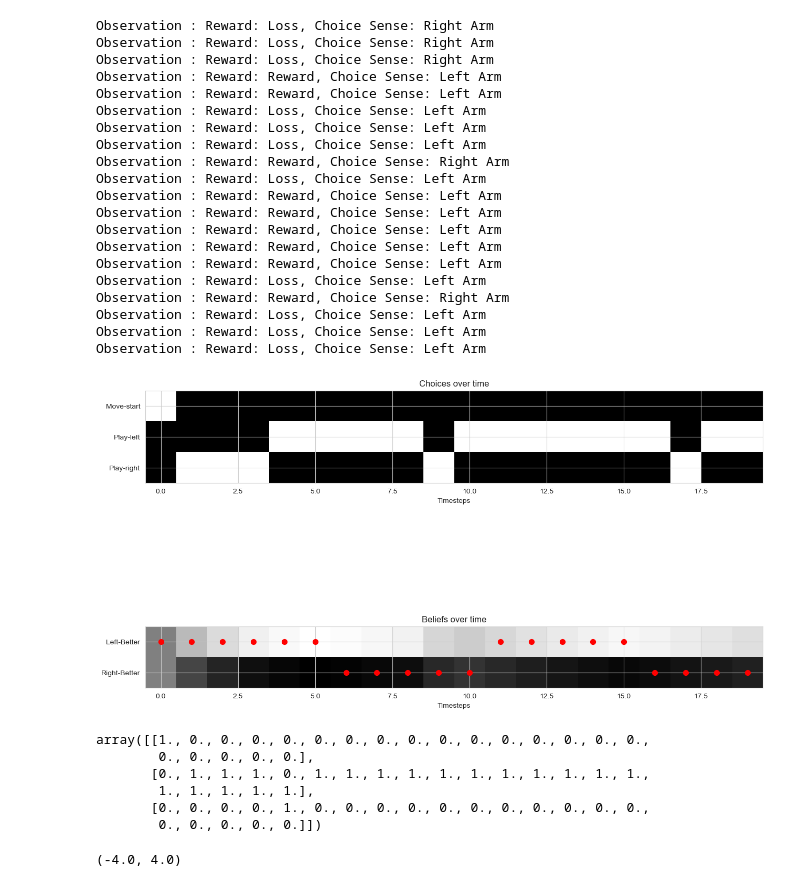
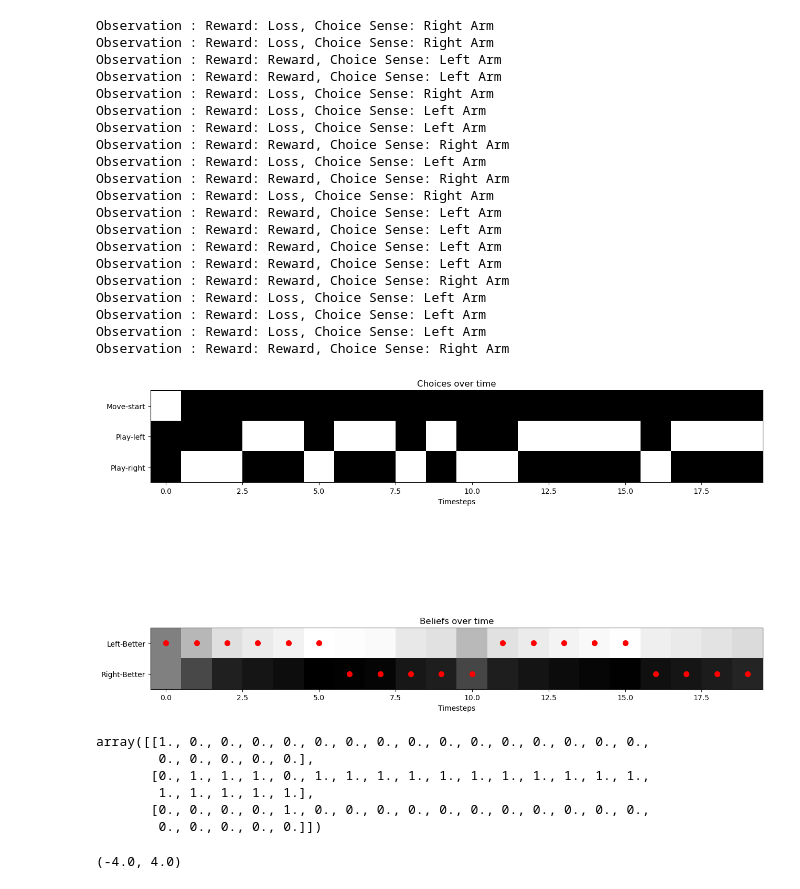
Before and after one commit to marek1n/rl-sim, a Jupyter notebook: RLsim.ipynb, the cells around one changed output. Saved outputs shown, nothing was run; the diff lists cells and outputs as text; code cells hidden in the pictures.

```diff
--- a/RLsim.ipynb
+++ b/RLsim.ipynb
@@ -39,55 +21,60 @@ RUN_LENGTH = 20
 switch_at = [5,10,15]
 
 env_actinf = Env_ActInf(p_reward=1, context=0)
 
 
 actinf_model = F.MDPGenerativeModel()
-A, B, C, D = actinf_model.create_A(p_reward=0.7), actinf_model.create_B(), actinf_model.create_C(reward=4, pun=-2), actinf_model.create_D() # TODO pass the correct params
+A, B, C, D = (actinf_model.create_A(p_reward=0.7),
+              actinf_model.create_B(),
+              actinf_model.create_C(reward=4, pun=-2),
+              actinf_model.create_D()
+              )
 pA = F.parameterize_pA(A_base=A, scale = 1.0, prior_count=10e5)
+
 agent_actinf = AgentActInf(A=A, pA=pA, B=B, C=C, D=D,
-                           modalities_to_learn=[0], # hmmm?
-                           lr_pA = .7, # explore
+                           modalities_to_learn=[1],
+                           lr_pA = .3, # explore
                            use_param_info_gain=True,
                            action_selection='deterministic')
 
 # agent_actinf.__dict__
 returns_actinf = np.zeros([EPISODES, RUN_LENGTH])
 choice_hist, belief_hist, qA_hist, context_hist = (actinf_model
                                                         .run_active_inference_with_learning(agent_actinf,
                                                                                             env_actinf,
                                                                                             T=RUN_LENGTH,
                                                                                             t_change=switch_at,
                                                                                             verbose=False)
                                                         )
 F.plot_choices_beliefs(choice_hist, belief_hist, context_hist, choice_action_names=actinf_model.choice_action_names)
 # %% [output]
-Observation : Reward: Loss, Choice Sense: Right Arm
 Observation : Reward: Loss, Choice Sense: Right Arm
 Observation : Reward: Loss, Choice Sense: Right Arm
 Observation : Reward: Reward, Choice Sense: Left Arm
 Observation : Reward: Reward, Choice Sense: Left Arm
+Observation : Reward: Loss, Choice Sense: Right Arm
+Observation : Reward: Loss, Choice Sense: Left Arm
+Observation : Reward: Loss, Choice Sense: Left Arm
+Observation : Reward: Reward, Choice Sense: Right Arm
+Observation : Reward: Loss, Choice Sense: Left Arm
+Observation : Reward: Reward, Choice Sense: Right Arm
+Observation : Reward: Loss, Choice Sense: Right Arm
+Observation : Reward: Reward, Choice Sense: Left Arm
+Observation : Reward: Reward, Choice Sense: Left Arm
+Observation : Reward: Reward, Choice Sense: Left Arm
+Observation : Reward: Reward, Choice Sense: Left Arm
+Observation : Reward: Reward, Choice Sense: Right Arm
 Observation : Reward: Loss, Choice Sense: Left Arm
 Observation : Reward: Loss, Choice Sense: Left Arm
 Observation : Reward: Loss, Choice Sense: Left Arm
 Observation : Reward: Reward, Choice Sense: Right Arm
-Observation : Reward: Loss, Choice Sense: Left Arm
-Observation : Reward: Reward, Choice Sense: Left Arm
-Observation : Reward: Reward, Choice Sense: Left Arm
-Observation : Reward: Reward, Choice Sense: Left Arm
-Observation : Reward: Reward, Choice Sense: Left Arm
-Observation : Reward: Reward, Choice Sense: Left Arm
-Observation : Reward: Loss, Choice Sense: Left Arm
-Observation : Reward: Reward, Choice Sense: Right Arm
-Observation : Reward: Loss, Choice Sense: Left Arm
-Observation : Reward: Loss, Choice Sense: Left Arm
-Observation : Reward: Loss, Choice Sense: Left Arm
-[figure, old version]
+[figure, new version]
-# %%
-choice_hist
-# %% [output]
-array([[1., 0., 0., 0., 0., 0., 0., 0., 0., 0., 0., 0., 0., 0., 0., 0.,
-        0., 0., 0., 0., 0.],
-       [0., 1., 1., 1., 0., 1., 1., 1., 1., 1., 1., 1., 1., 1., 1., 1.,
-        1., 1., 1., 1., 1.],
-       [0., 0., 0., 0., 1., 0., 0., 0., 0., 0., 0., 0., 0., 0., 0., 0.,
-        0., 0., 0., 0., 0.]])
+# %%
+choice_hist # plot returns etc
+# %% [output]
+array([[1., 0., 0., 0., 0., 0., 0., 0., 0., 0., 0., 0., 0., 0., 0., 0.,
+        0., 0., 0., 0., 0.],
+       [0., 1., 1., 1., 0., 1., 1., 1., 1., 1., 1., 1., 1., 1., 1., 1.,
+        1., 1., 1., 1., 1.],
+       [0., 0., 0., 0., 1., 0., 0., 0., 0., 0., 0., 0., 0., 0., 0., 0.,
+        0., 0., 0., 0., 0.]])
```
Also changed, not shown: parts of 4 cells of this notebook.
